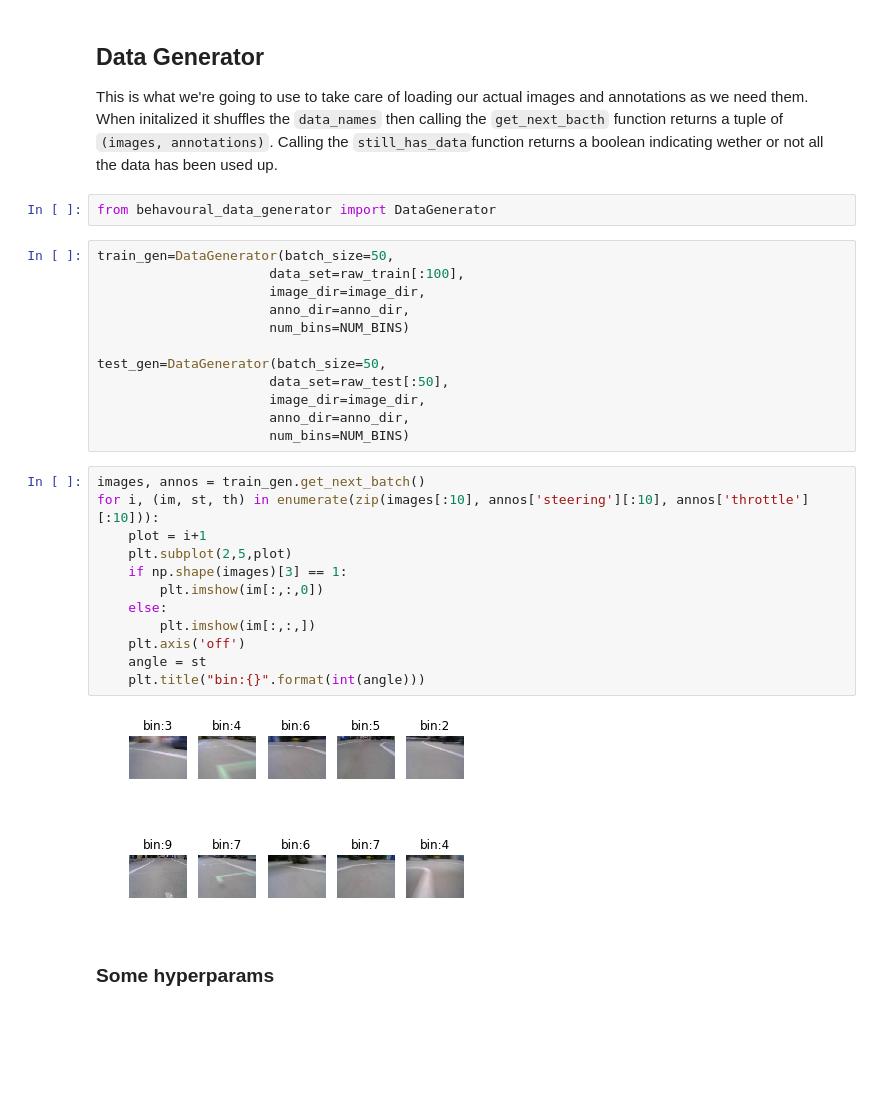
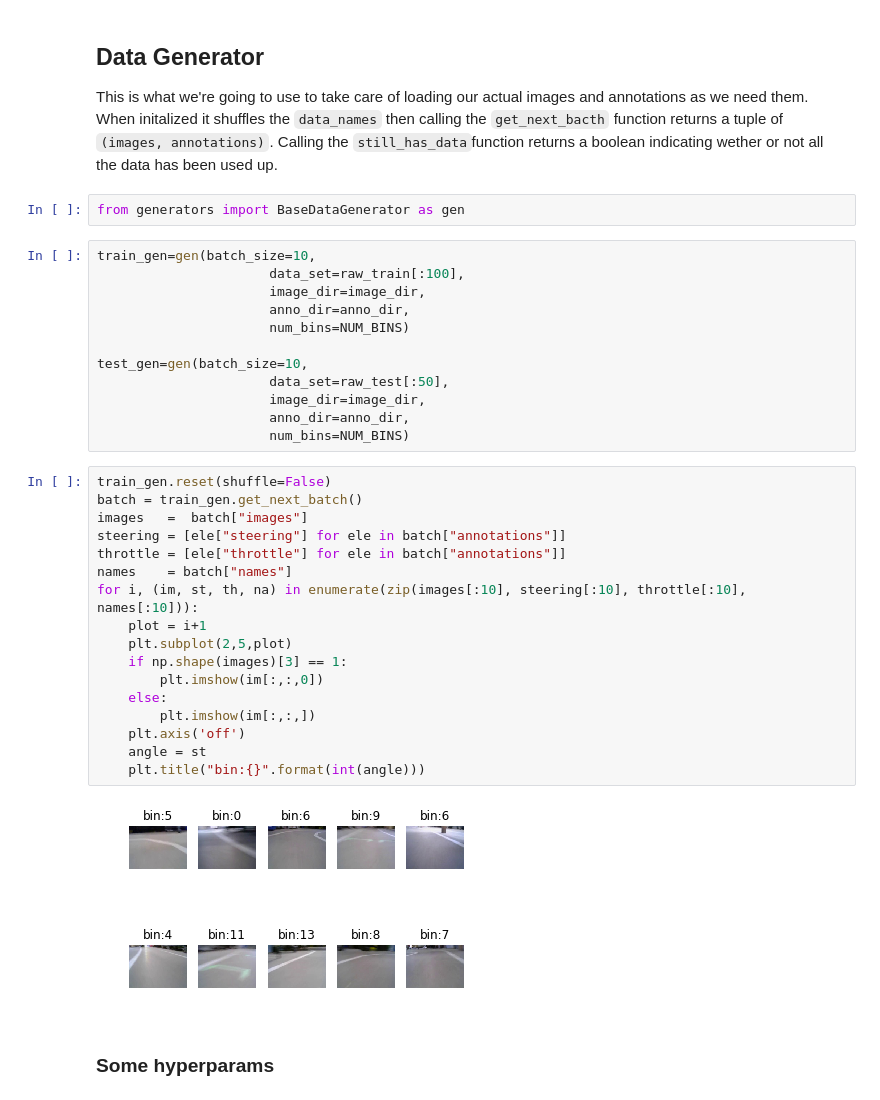
Before and after one commit to tall-josh/fyp_diy_robo_car, a Jupyter notebook: end2end/tf_end2end.ipynb, the cells around one changed output. Cells and saved outputs as stored; diff of their text form; blank space fills up the shorter version.

Commit message:
Fixed generator mirroring bug. Refactored Generators.

```diff
--- a/end2end/tf_end2end.ipynb
+++ b/end2end/tf_end2end.ipynb
@@ -52,34 +52,39 @@ NUM_BINS = 15
 ## Data Generator
 
 This is what we're going to use to take care of loading our actual images and annotations as we need them. When initalized it shuffles the `data_names` then calling the `get_next_bacth` function returns a tuple of `(images, annotations)`. Calling the `still_has_data`function returns a boolean indicating wether or not all the data has been used up.
-# %%
-from behavoural_data_generator import DataGenerator
+# %%
+from generators import BaseDataGenerator as gen
 # %%
-train_gen=DataGenerator(batch_size=50,
+train_gen=gen(batch_size=10,
                       data_set=raw_train[:100],
                       image_dir=image_dir,
                       anno_dir=anno_dir,
                       num_bins=NUM_BINS)
 
-test_gen=DataGenerator(batch_size=50,
+test_gen=gen(batch_size=10,
                       data_set=raw_test[:50],
                       image_dir=image_dir,
                       anno_dir=anno_dir,
                       num_bins=NUM_BINS)
 # %%
-images, annos = train_gen.get_next_batch()
-for i, (im, st, th) in enumerate(zip(images[:10], annos['steering'][:10], annos['throttle'][:10])):
+train_gen.reset(shuffle=False)
+batch = train_gen.get_next_batch()
+images   =  batch["images"]
+steering = [ele["steering"] for ele in batch["annotations"]]
+throttle = [ele["throttle"] for ele in batch["annotations"]]
+names    = batch["names"]
+for i, (im, st, th, na) in enumerate(zip(images[:10], steering[:10], throttle[:10], names[:10])):
     plot = i+1
     plt.subplot(2,5,plot)
     if np.shape(images)[3] == 1:
         plt.imshow(im[:,:,0])
     else:
         plt.imshow(im[:,:,])
     plt.axis('off')
     angle = st
     plt.title("bin:{}".format(int(angle)))
 # %% [output]
-[figure, old version]
+[figure, new version]
 # %% [markdown]
 
 ### Some hyperparams
```
Also changed, not shown: 10 other files.
